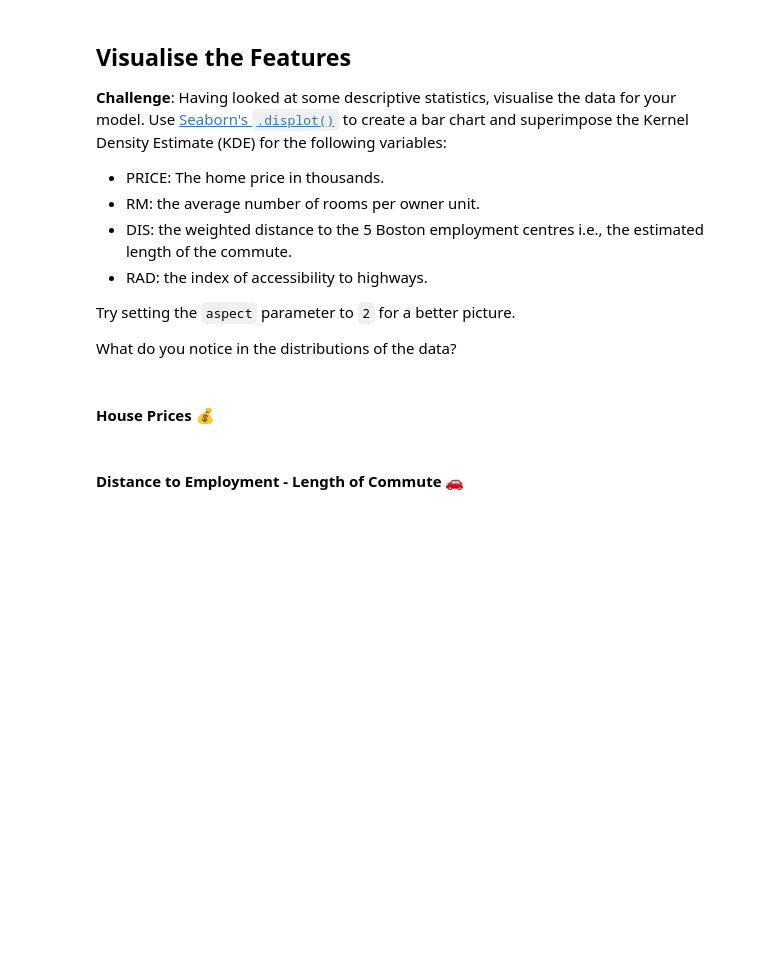
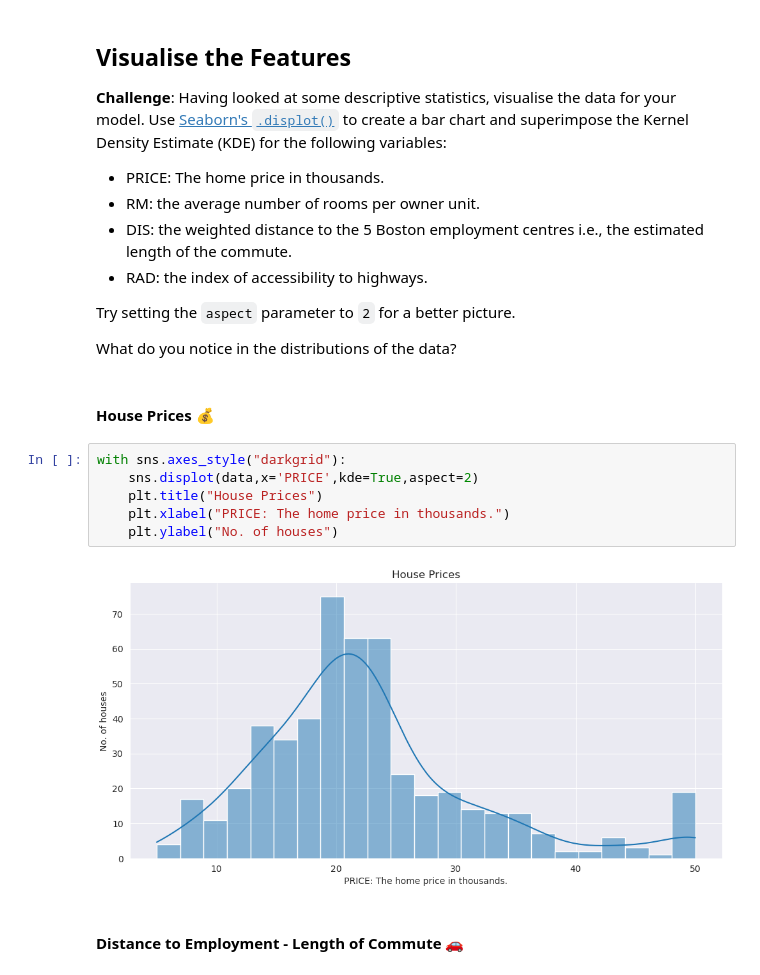
Before and after one commit to Sujan-13/Data_Science, a Jupyter notebook: Day81_/Multivariable_Regression_and_Valuation_Model_(start).ipynb, the cells around one changed output. Drawn from its saved outputs; the diff is of its cells as text; blank space fills up the shorter version.

```diff
--- a/Day81_/Multivariable_Regression_and_Valuation_Model_(start).ipynb
+++ b/Day81_/Multivariable_Regression_and_Valuation_Model_(start).ipynb
@@ -116,5 +205,13 @@ Try setting the `aspect` parameter to `2` for a better picture.
 What do you notice in the distributions of the data?
 # %% [markdown]
 #### House Prices 💰
+# %%
+with sns.axes_style("darkgrid"):
+    sns.displot(data,x='PRICE',kde=True,aspect=2)
+    plt.title("House Prices")
+    plt.xlabel("PRICE: The home price in thousands.")
+    plt.ylabel("No. of houses")
+# %% [output]
+[figure, added]
 # %% [markdown]
 #### Distance to Employment - Length of Commute 🚗
```
Also changed, not shown: parts of 68 cells of this notebook, 1 other file.
